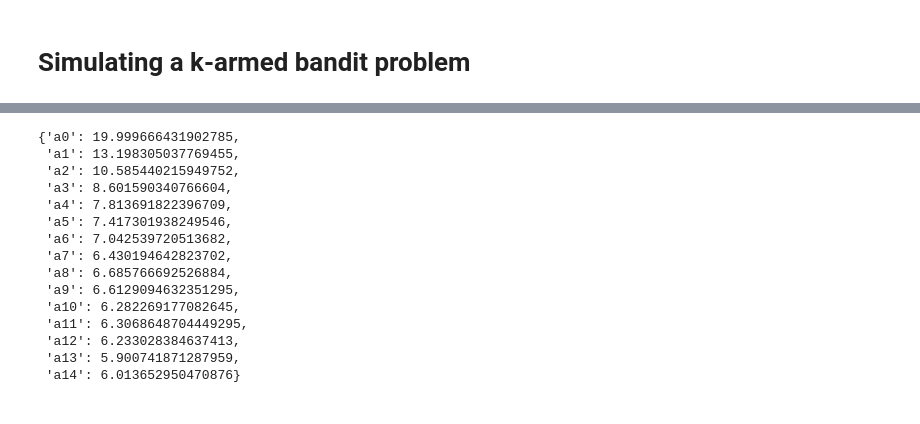
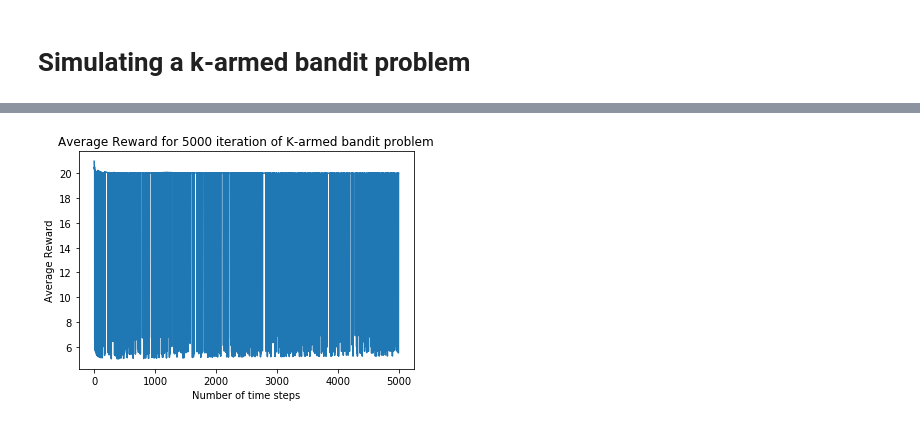
Before and after one commit to ashishrao7/Reinforcement_learning_sutton, a Jupyter notebook: Bandit Problems/K-Armed Bandit Exercise CCE.ipynb, the cells around one changed output, grey strips where cells are left out. Cells and saved outputs as stored; diff of their text form; code cells hidden in the pictures.

```diff
--- a/Bandit Problems/K-Armed Bandit Exercise CCE.ipynb
+++ b/Bandit Problems/K-Armed Bandit Exercise CCE.ipynb
@@ -149,18 +153,7 @@ bandit_1.plot_average_reward(average_rewards)
-# %%
-bandit_1.Qn
-# %% [output]
-{'a0': 19.999666431902785,
- 'a1': 13.198305037769455,
- 'a2': 10.585440215949752,
- 'a3': 8.601590340766604,
- 'a4': 7.813691822396709,
- 'a5': 7.417301938249546,
- 'a6': 7.042539720513682,
- 'a7': 6.430194642823702,
- 'a8': 6.685766692526884,
- 'a9': 6.6129094632351295,
- 'a10': 6.282269177082645,
- 'a11': 6.3068648704449295,
- 'a12': 6.233028384637413,
- 'a13': 5.900741871287959,
- 'a14': 6.013652950470876}
+# %%
+bandit_2 = bandit(15, 100)
+average_rewards = bandit_2.update_average_reward(number_of_time_steps=5000,
+                                                 pull_rule='epsilon_greedy', epsilon=0.1)
+bandit_2.plot_average_reward(average_rewards)
+# %% [output]
+[figure, added]
```
Also changed, not shown: parts of 3 cells of this notebook.
